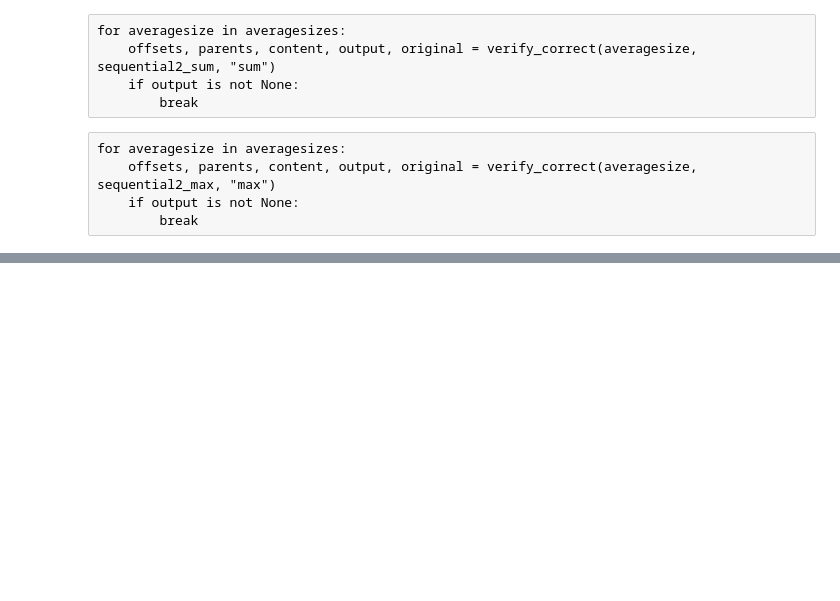
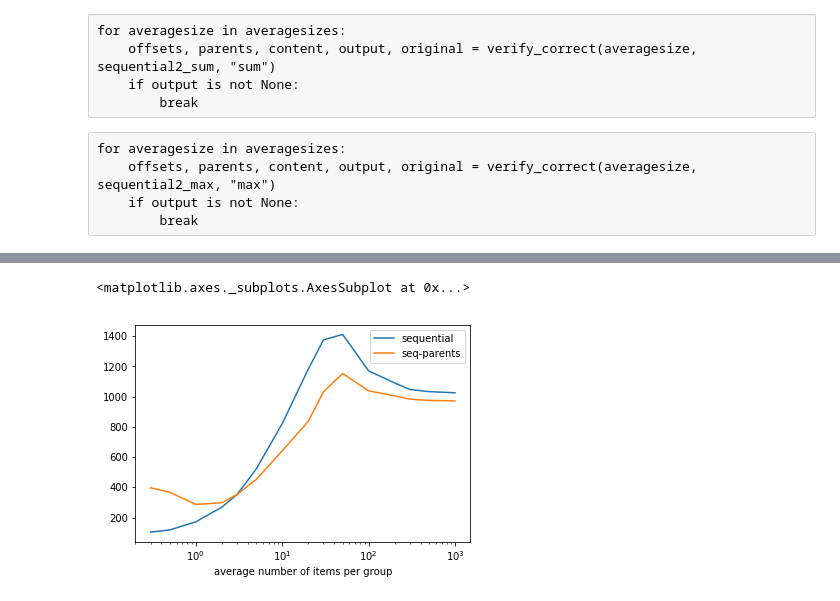
Before and after one commit to jpivarski/jupyter-performance-studies, a Jupyter notebook: 2018-09-10-jagged-reduction.ipynb, the cells around one changed output, grey strips where cells are left out. Cells and saved outputs as stored; diff of their text form; code cells hidden in the pictures; blank space fills up the shorter version.

Commit message:
measured the second sequential algorithm

```diff
--- a/2018-09-10-jagged-reduction.ipynb
+++ b/2018-09-10-jagged-reduction.ipynb
@@ -170,0 +164,7 @@ for averagesize in averagesizes:
+# %%
+for averagesize in averagesizes:
+    print("sum", averagesize)
+    sum_rates.loc[averagesize, "sequential"] = measure(averagesize, sequential_sum)
+for averagesize in averagesizes:
+    print("max", averagesize)
+    max_rates.loc[averagesize, "sequential"] = measure(averagesize, sequential_max)
@@ -272,0 +295,7 @@ for averagesize in averagesizes:
+# %%
+for averagesize in averagesizes:
+    print("sum", averagesize)
+    sum_rates.loc[averagesize, "seq-parents"] = measure(averagesize, sequential2_sum)
+for averagesize in averagesizes:
+    print("max", averagesize)
+    max_rates.loc[averagesize, "seq-parents"] = measure(averagesize, sequential2_max)
@@ -272,0 +320,5 @@ for averagesize in averagesizes:
+# %%
+sum_rates.plot(logx=True)
+# %% [output]
+<matplotlib.axes._subplots.AxesSubplot at 0x...>
+[figure, added]
```
Also changed, not shown: parts of 6 cells of this notebook.
